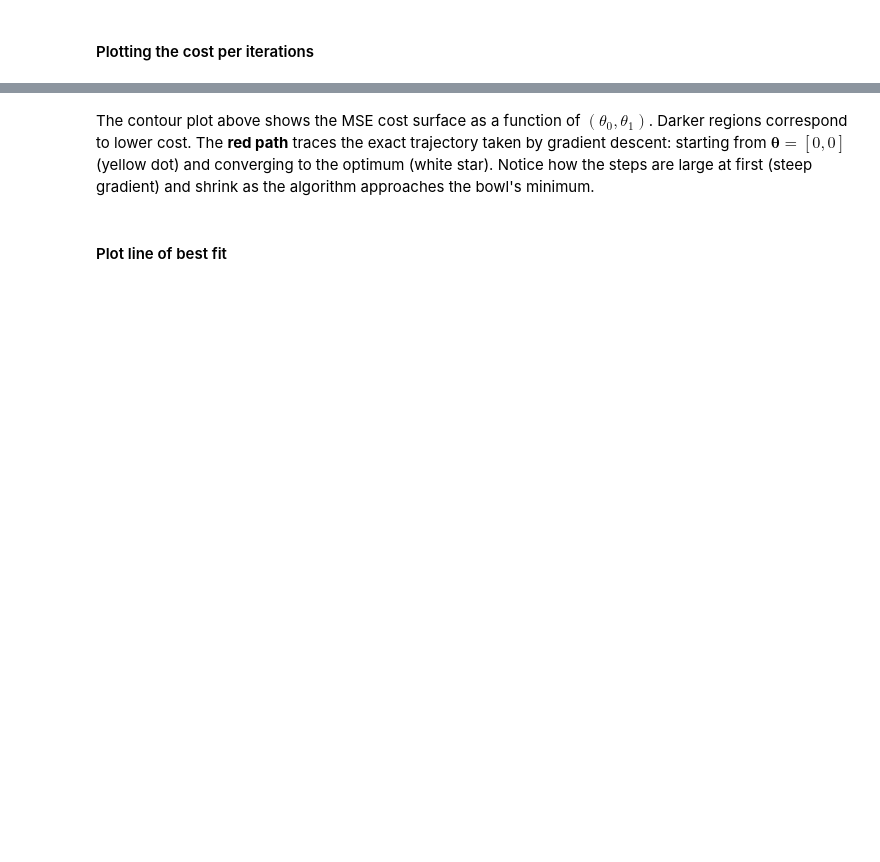
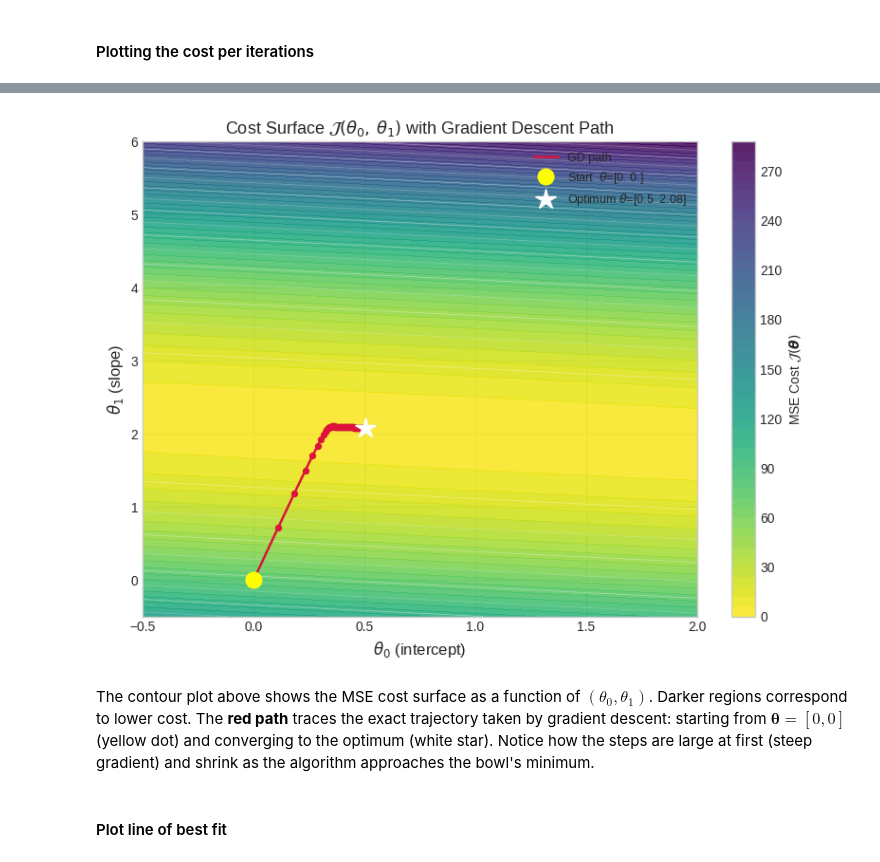
Before and after one commit to imagra93/ML-course-labs, a Jupyter notebook: machine_learning/lab - Ordinary Least Squares Regression.ipynb, the cells around one changed output, grey strips where cells are left out. Saved outputs shown, nothing was run; the diff lists cells and outputs as text; code cells hidden in the pictures; blank space fills up the shorter version.

```diff
--- a/machine_learning/lab - Ordinary Least Squares Regression.ipynb
+++ b/machine_learning/lab - Ordinary Least Squares Regression.ipynb
@@ -245,39 +284,41 @@ plt.show()
 # %%
 # ── Cost-surface contour + Gradient Descent path ──────────────────────────
 # Build a (theta_0, theta_1) grid and evaluate J on it
-t0_range = np.linspace(-0.5, 2.0, 300)
-t1_range = np.linspace(-0.5, 6.0, 300)
+t0_range = np.linspace(-0.5, 2.0, 100)
+t1_range = np.linspace(-0.5, 6.0, 100)
 T0, T1 = np.meshgrid(t0_range, t1_range)
 J_grid = np.array([
     compute_cost(np.array([t0, t1]), X, y)
     for t0, t1 in zip(T0.ravel(), T1.ravel())
 ]).reshape(T0.shape)
 
 # Plot
 fig, ax = plt.subplots(figsize=(8, 6))
 cp = ax.contourf(T0, T1, J_grid, levels=50, cmap='viridis_r', alpha=0.88)
 ax.contour(T0, T1, J_grid, levels=20, colors='white', linewidths=0.4, alpha=0.5)
 plt.colorbar(cp, ax=ax, label=r'MSE Cost $\mathcal{J}(\boldsymbol{\theta})$')
 
 # Gradient descent trajectory
 ax.plot(theta_history[:, 0], theta_history[:, 1],
         color='crimson', linewidth=1.8, zorder=3, label='GD path')
 ax.scatter(theta_history[:, 0], theta_history[:, 1],
            c='crimson', s=18, zorder=4)
 
 # Mark start and end
 ax.plot(*theta_history[0],  'o', color='yellow', markersize=12,
         zorder=5, label=f'Start  $\\theta$={theta_history[0].round(2)}')
 ax.plot(*theta_history[-1], '*', color='white',  markersize=16,
         zorder=5, label=f'Optimum $\\theta$={theta_history[-1].round(2)}')
 
 ax.set_xlabel(r'$\theta_0$ (intercept)', fontsize=12)
 ax.set_ylabel(r'$\theta_1$ (slope)',     fontsize=12)
 ax.set_title(r'Cost Surface $\mathcal{J}(\theta_0,\,\theta_1)$ with Gradient Descent Path',
              fontsize=13)
 ax.legend(loc='upper right', fontsize=9)
 plt.tight_layout()
 plt.show()
+# %% [output]
+[figure, added]
 # %% [markdown]
 The contour plot above shows the MSE cost surface as a function of $(\theta_0, \theta_1)$. Darker regions correspond to lower cost. The **red path** traces the exact trajectory taken by gradient descent: starting from $\boldsymbol{\theta} = [0, 0]$ (yellow dot) and converging to the optimum (white star). Notice how the steps are large at first (steep gradient) and shrink as the algorithm approaches the bowl's minimum.
 # %% [markdown]
```
Also changed, not shown: parts of 20 cells of this notebook.
